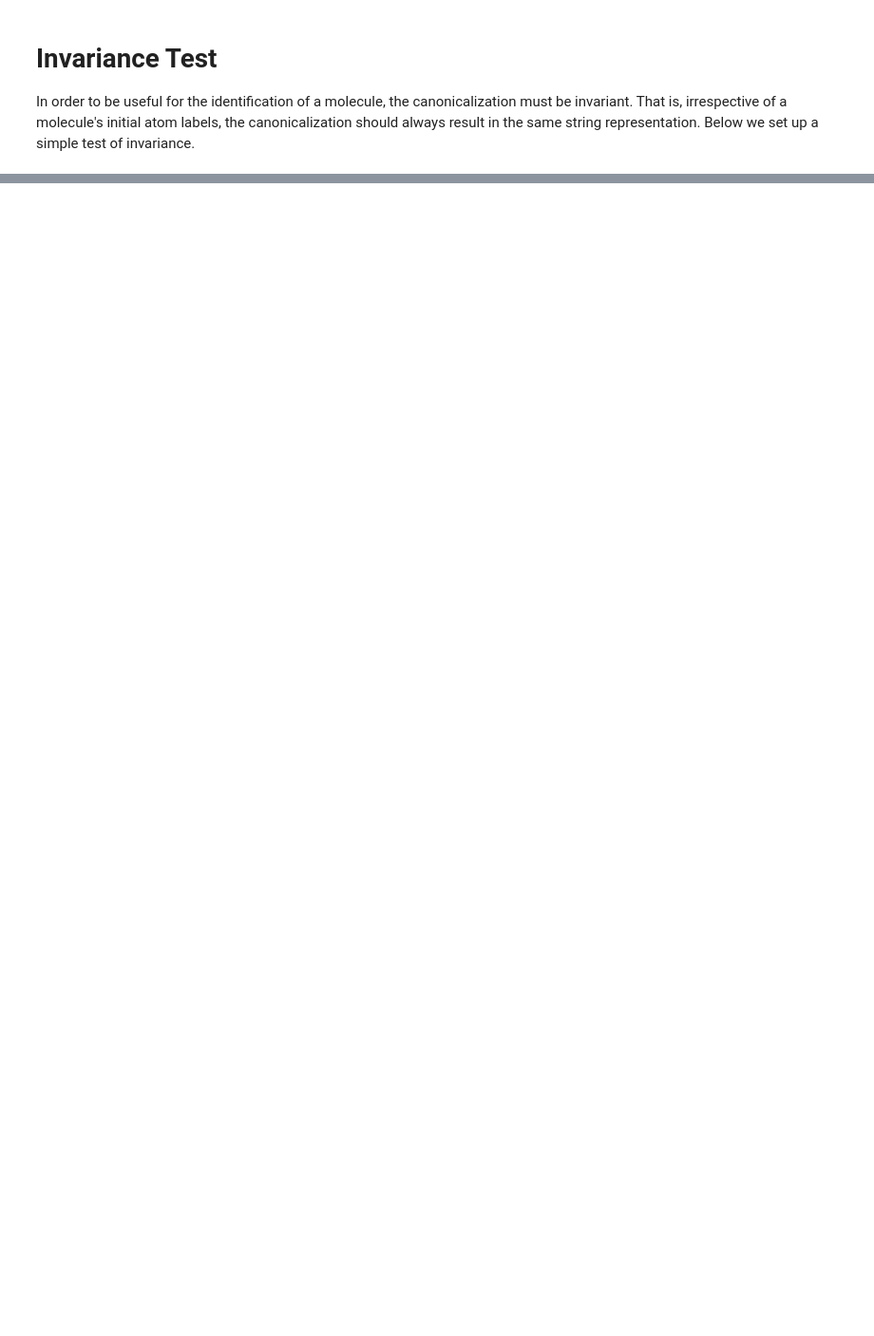
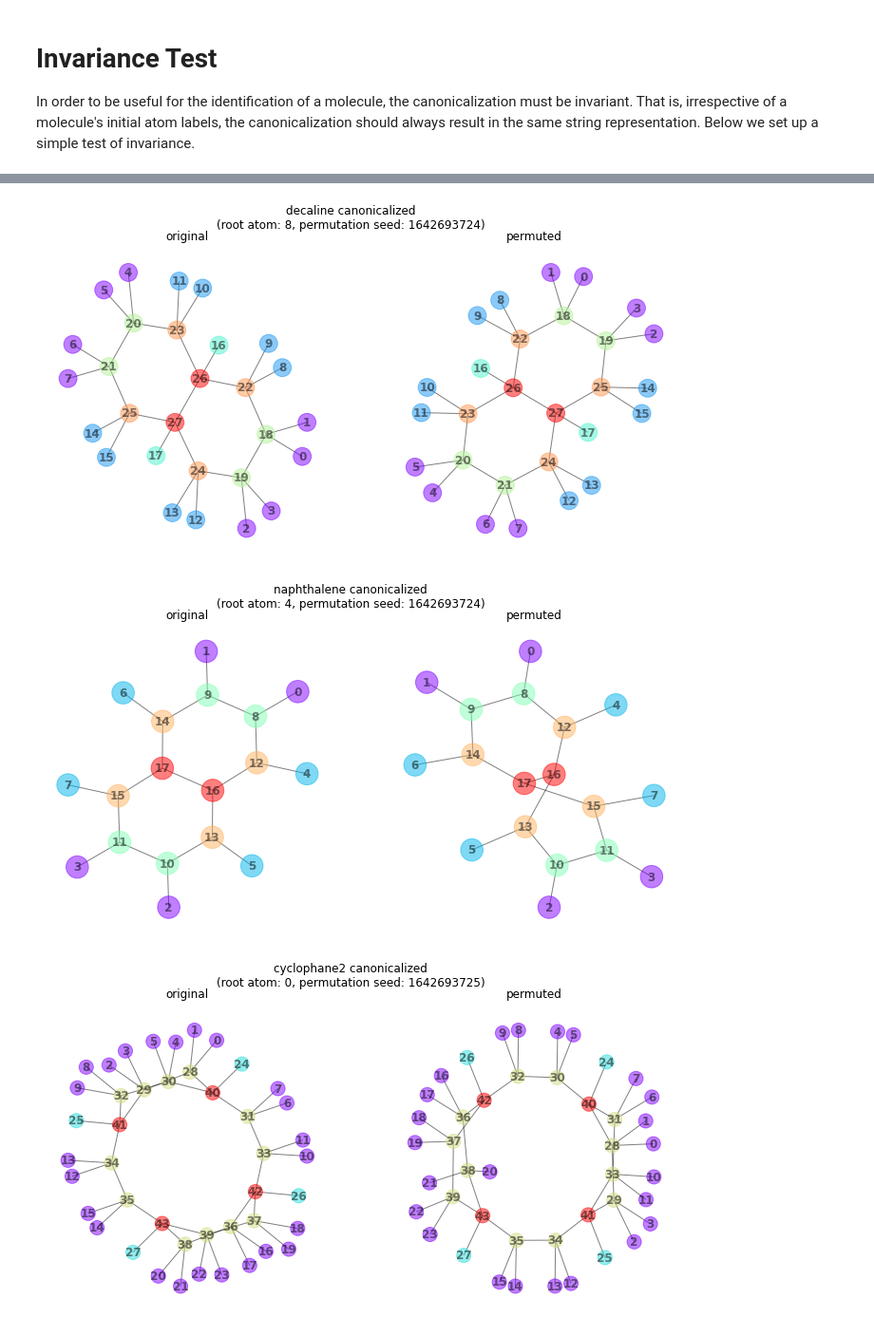
Before and after one commit to TUCAN-nest/TUCAN, a Jupyter notebook: notebooks/prototype_recursive_partitioning.ipynb, the cells around one changed output, grey strips where cells are left out. Shown at 95% size. Drawn from its saved outputs; the diff is of its cells as text; code cells hidden in the pictures; blank space fills up the shorter version.

```diff
--- a/notebooks/prototype_recursive_partitioning.ipynb
+++ b/notebooks/prototype_recursive_partitioning.ipynb
@@ -198,18 +142,0 @@ C5H6N2:(0, 6)(1, 7)(2, 8)(3, 9)(4, 11)(5, 11)(6, 7)(6, 8)(7, 9)(8, 10)(9, 12)(10
-# %%
-for molecule in failed_molecules:
-
-  m = MolFromMolFile(f"{MOLFILEPATH}/{molecule}/{molecule}.mol", removeHs=False)
-  m_permu = permute_molecule(m)
-
-  m_partitioned = partition_molecule(m)
-  m_permu_partitioned = partition_molecule(m_permu)
-
-  # print_molecule(m_partitioned, "original")
-  # print_molecule(m_permu_partitioned, "permuted")
-
-  string_m = write_string_representation(m_partitioned)
-  string_m_permu = write_string_representation(m_permu_partitioned)
-
-  draw_molecules([m_partitioned, m_permu_partitioned],
-                 [f"{molecule} original", f"{molecule} permuted"],
-                 highlight="partition")
@@ -232,0 +185,18 @@ If there aren't duplicate partitions in any atom's neighbors, the molecular grap
+# %%
+for molecule, test_config in failed_molecules.items():
+
+  permutation_seed = sorted(test_config["seed"])[0]
+  root_atom = sorted(test_config["root"])[0]
+
+  m = MolFromMolFile(f"{MOLFILEPATH}/{molecule}/{molecule}.mol", removeHs=False)
+  m_permu = permute_molecule(m, permutation_seed)
+
+  m_canon = canonicalize_molecule(m, root_idx=root_atom)
+  m_permu_canon = canonicalize_molecule(m_permu, root_idx=root_atom)
+
+  draw_molecules([m_canon, m_permu_canon], ["original","permuted"], highlight="partition",
+                  title=f"{molecule} canonicalized\n(root atom: {root_atom}, permutation seed: {permutation_seed})")
+# %% [output]
+[figure, added]
+[figure, added]
+[figure, added]
```
Also changed, not shown: parts of 13 cells of this notebook, 1 other file.
